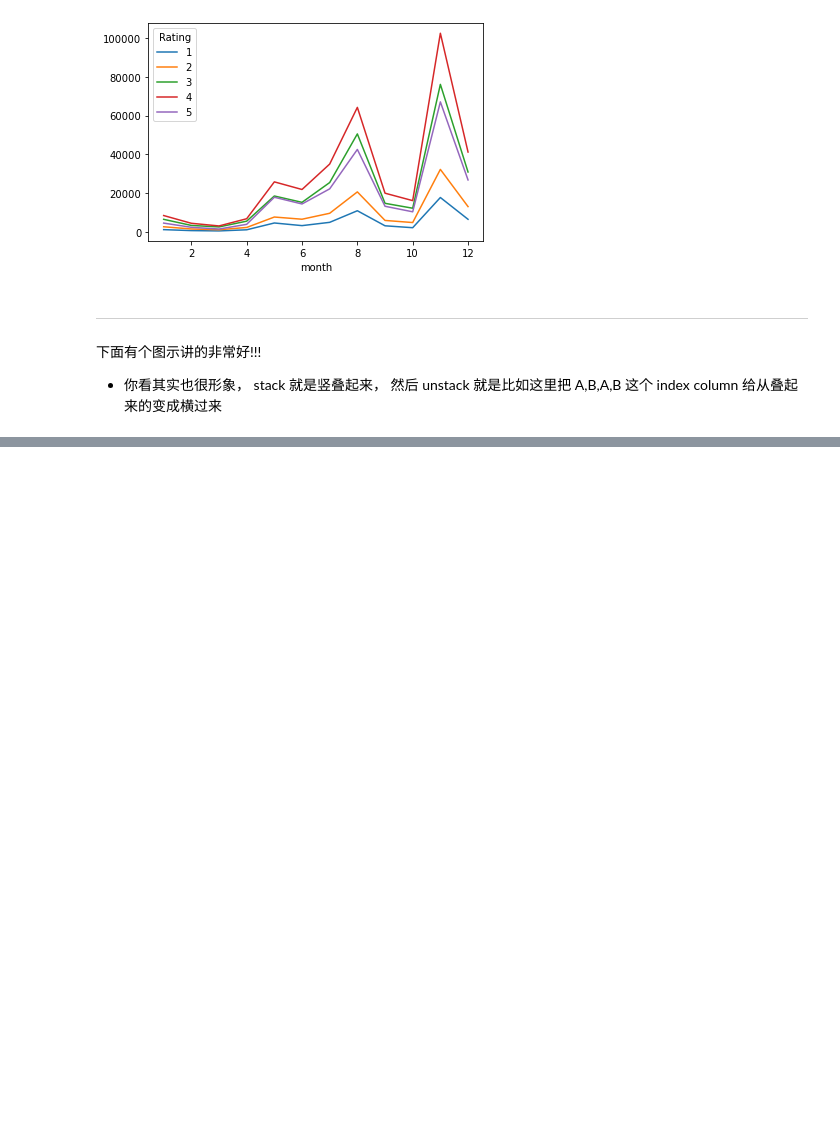
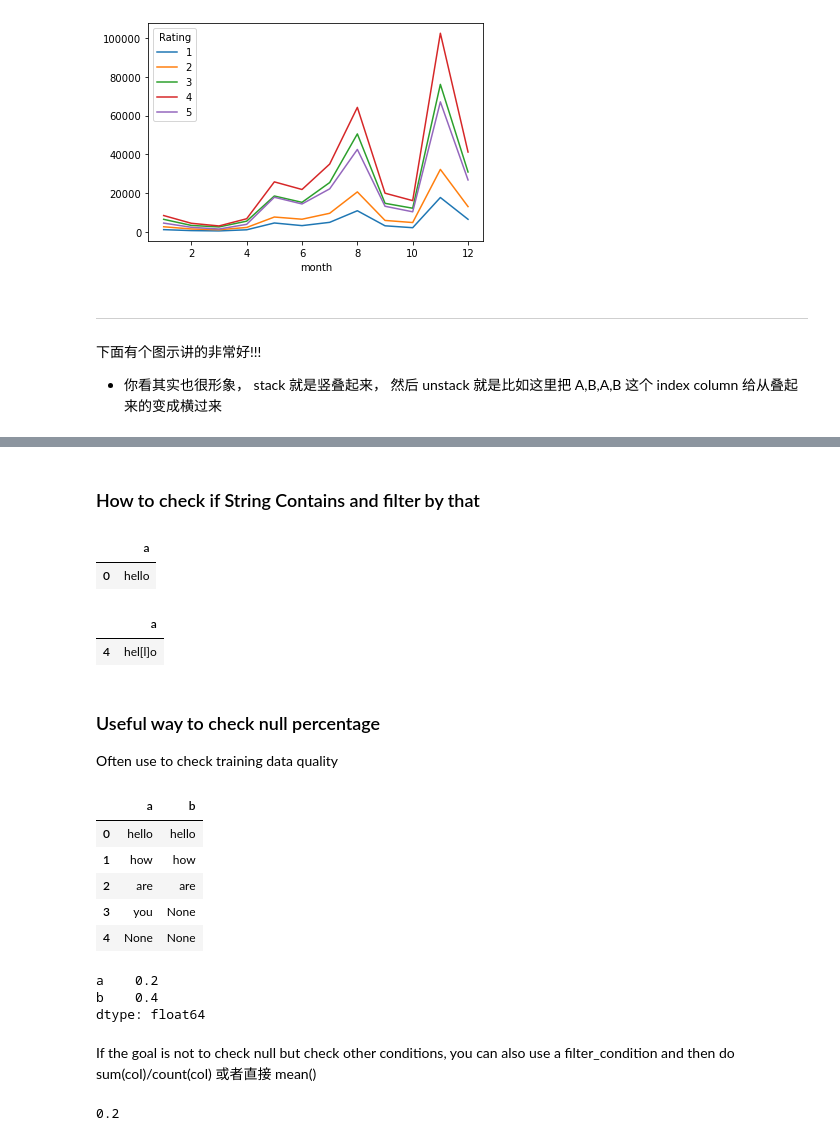
Before and after one commit to qizhong19920114/Learning_Pandas, a Jupyter notebook: Advanced Pandas Exercise.ipynb, the cells around one changed output, grey strips where cells are left out. Drawn from its saved outputs; the diff is of its cells as text; code cells hidden in the pictures; blank space fills up the shorter version.

```diff
--- a/Advanced Pandas Exercise.ipynb
+++ b/Advanced Pandas Exercise.ipynb
@@ -1542,0 +1594,2 @@ df_pivot.plot()
+# %% [markdown]
+### How to check if String Contains and filter by that
@@ -1542,0 +1600,41 @@ df_pivot.plot()
+# %%
+adhoc_df[adhoc_df['a'].str.contains('hello')]
+# %% [output]
+|  | a |
+| 0 | hello |
+# %%
+#  这里就要注意 the string in contains is a regex, so if you have '[]' make sure to use escape '\[\]
+adhoc_df[adhoc_df['a'].str.contains('hel\[l\]o')]
+# %% [output]
+|  | a |
+| 4 | hel[l]o |
+# %% [markdown]
+### Useful way to check null percentage
+
+Often use to check training data quality
+# %%
+adhoc_df = pd.DataFrame(
+    {'a': ['hello', 'how', 'are', 'you', None],
+    'b': ['hello', 'how', 'are', None, None]}
+)
+
+adhoc_df
+# %% [output]
+|  | a | b |
+| 0 | hello | hello |
+| 1 | how | how |
+| 2 | are | are |
+| 3 | you | None |
+| 4 | None | None |
+# %%
+adhoc_df.isnull().mean()
+# %% [output]
+a    0.2
+b    0.4
+dtype: float64
+# %% [markdown]
+If the goal is not to check null but check other conditions, you can also use a filter_condition and then do sum(col)/count(col) 或者直接 mean()
+# %%
+(adhoc_df['a'] == 'hello').mean()
+# %% [output]
+0.2
```
Also changed, not shown: parts of 8 cells of this notebook.
